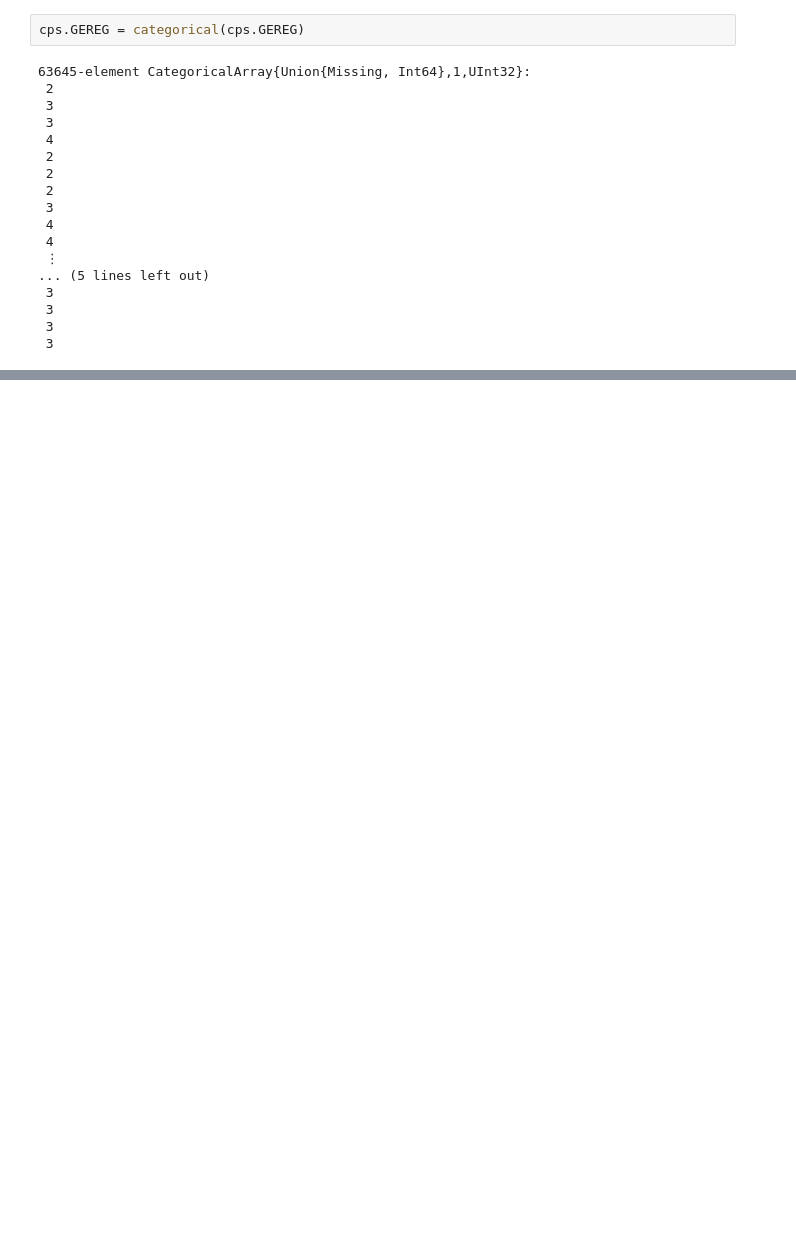
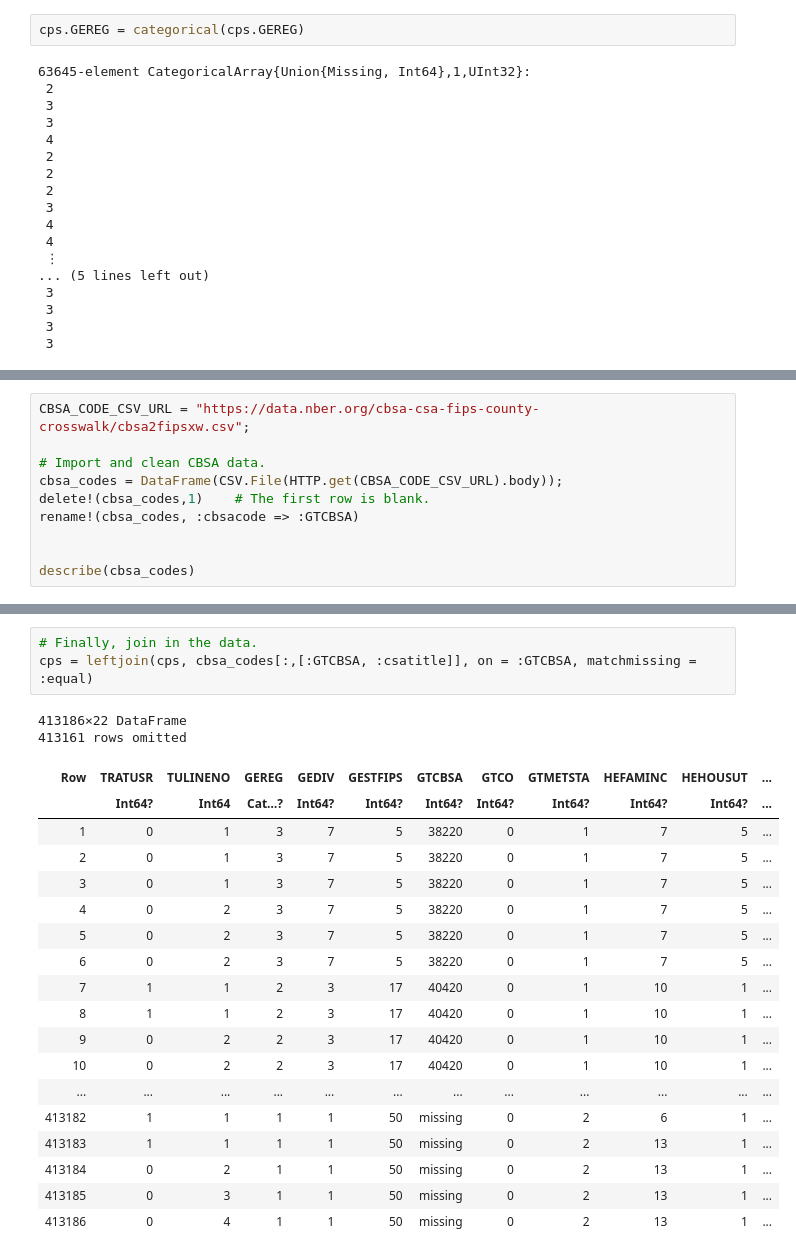
Before and after one commit to mike-herman/DoingRightNow-Analysis, a Jupyter notebook: Journal.ipynb, the cells around one changed output, grey strips where cells are left out. Drawn from its saved outputs; the diff is of its cells as text; blank space fills up the shorter version.

```diff
--- a/Journal.ipynb
+++ b/Journal.ipynb
@@ -348,0 +416,10 @@ cps
+# %%
+CBSA_CODE_CSV_URL = "https://data.nber.org/cbsa-csa-fips-county-crosswalk/cbsa2fipsxw.csv";
+
+# Import and clean CBSA data.
+cbsa_codes = DataFrame(CSV.File(HTTP.get(CBSA_CODE_CSV_URL).body));
+delete!(cbsa_codes,1)    # The first row is blank.
+rename!(cbsa_codes, :cbsacode => :GTCBSA)
+
+
+describe(cbsa_codes)
@@ -348,0 +463,24 @@ cps
+# %%
+# Finally, join in the data.
+cps = leftjoin(cps, cbsa_codes[:,[:GTCBSA, :csatitle]], on = :GTCBSA, matchmissing = :equal)
+# %% [output]
+413186×22 DataFrame
+413161 rows omitted
+| Row | TRATUSR | TULINENO | GEREG | GEDIV | GESTFIPS | GTCBSA | GTCO | GTMETSTA | HEFAMINC | HEHOUSUT | ... |
+|  | Int64? | Int64 | Cat…? | Int64? | Int64? | Int64? | Int64? | Int64? | Int64? | Int64? | ... |
+| 1 | 0 | 1 | 3 | 7 | 5 | 38220 | 0 | 1 | 7 | 5 | ... |
+| 2 | 0 | 1 | 3 | 7 | 5 | 38220 | 0 | 1 | 7 | 5 | ... |
+| 3 | 0 | 1 | 3 | 7 | 5 | 38220 | 0 | 1 | 7 | 5 | ... |
+| 4 | 0 | 2 | 3 | 7 | 5 | 38220 | 0 | 1 | 7 | 5 | ... |
+| 5 | 0 | 2 | 3 | 7 | 5 | 38220 | 0 | 1 | 7 | 5 | ... |
+| 6 | 0 | 2 | 3 | 7 | 5 | 38220 | 0 | 1 | 7 | 5 | ... |
+| 7 | 1 | 1 | 2 | 3 | 17 | 40420 | 0 | 1 | 10 | 1 | ... |
+| 8 | 1 | 1 | 2 | 3 | 17 | 40420 | 0 | 1 | 10 | 1 | ... |
+| 9 | 0 | 2 | 2 | 3 | 17 | 40420 | 0 | 1 | 10 | 1 | ... |
+| 10 | 0 | 2 | 2 | 3 | 17 | 40420 | 0 | 1 | 10 | 1 | ... |
+| ... | ... | ... | ... | ... | ... | ... | ... | ... | ... | ... | ... |
+| 413182 | 1 | 1 | 1 | 1 | 50 | missing | 0 | 2 | 6 | 1 | ... |
+| 413183 | 1 | 1 | 1 | 1 | 50 | missing | 0 | 2 | 13 | 1 | ... |
+| 413184 | 0 | 2 | 1 | 1 | 50 | missing | 0 | 2 | 13 | 1 | ... |
+| 413185 | 0 | 3 | 1 | 1 | 50 | missing | 0 | 2 | 13 | 1 | ... |
+| 413186 | 0 | 4 | 1 | 1 | 50 | missing | 0 | 2 | 13 | 1 | ... |
```
Also changed, not shown: parts of 35 cells of this notebook, 4 other files.
